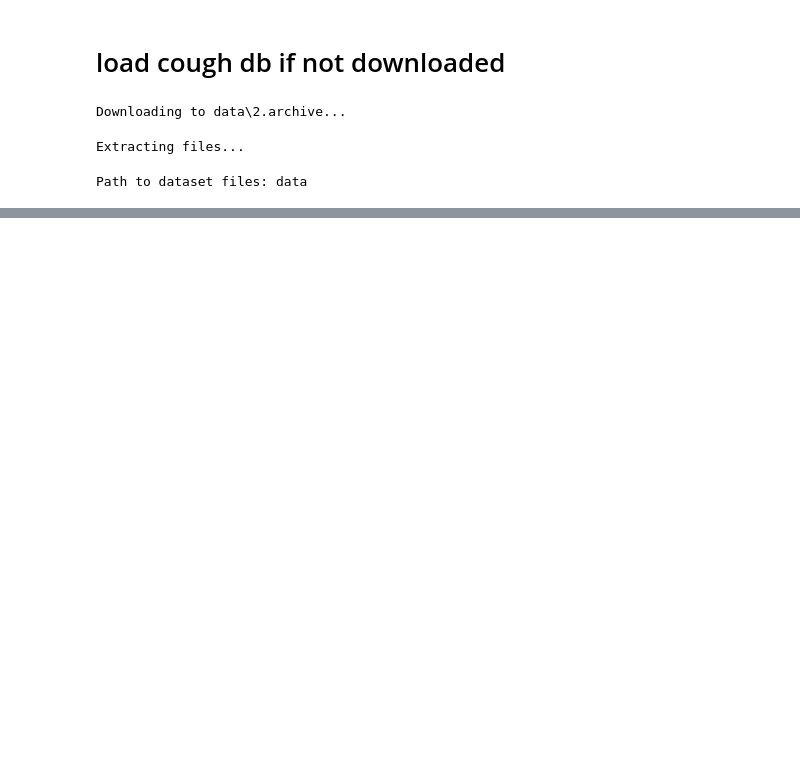
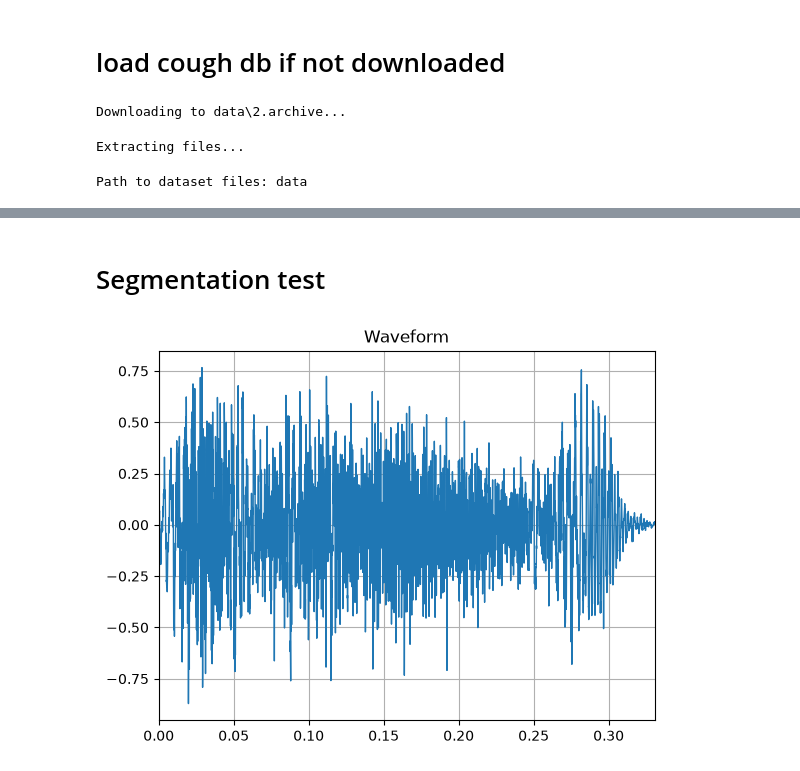
Before and after one commit to loafthecomputerphile/Senior_Design, a Jupyter notebook: project_notebooks/data_preprocess.ipynb, the cells around one changed output, grey strips where cells are left out. Saved outputs shown, nothing was run; the diff lists cells and outputs as text; code cells hidden in the pictures; blank space fills up the shorter version.

```diff
--- a/project_notebooks/data_preprocess.ipynb
+++ b/project_notebooks/data_preprocess.ipynb
@@ -50,0 +65,9 @@ COUGH, SAMPLE_RATE = torchaudio.load(
+# %% [markdown]
+# Segmentation test
+# %%
+COUGH_WAVES, _ = segment_cough(COUGH_WAVE, SAMPLE_RATE, 0.01)
+
+for COUGH in COUGH_WAVES:
+    plot_waveform(librosa_wave_to_torch(COUGH), SAMPLE_RATE)
+# %% [output]
+[figure, added]
```
Also changed, not shown: parts of 6 cells of this notebook, 4 other files.
